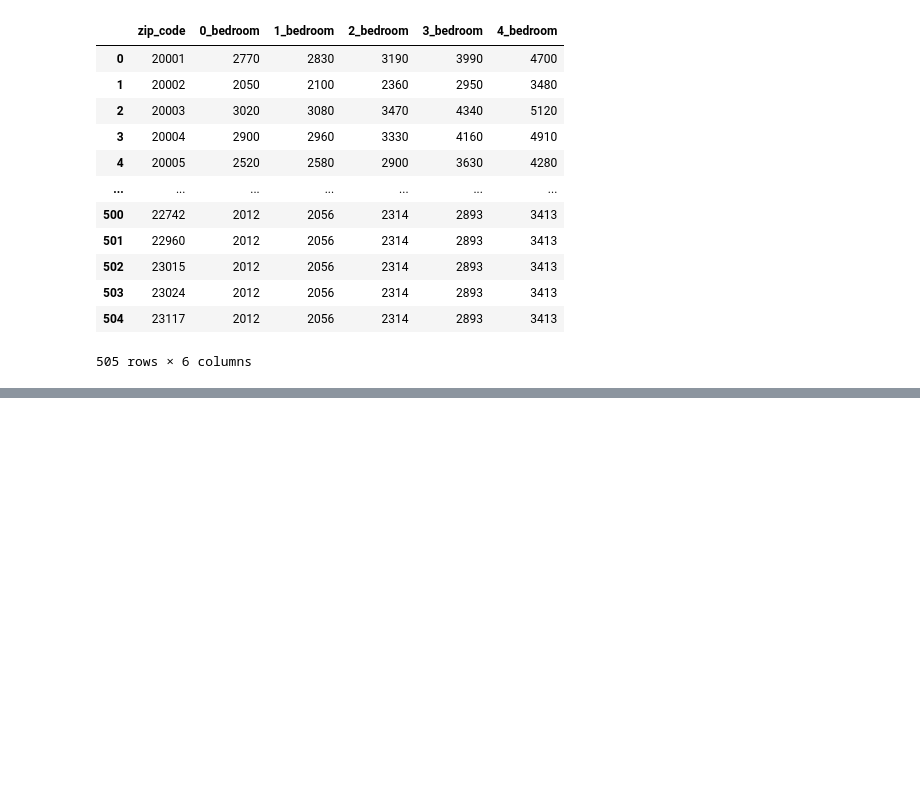
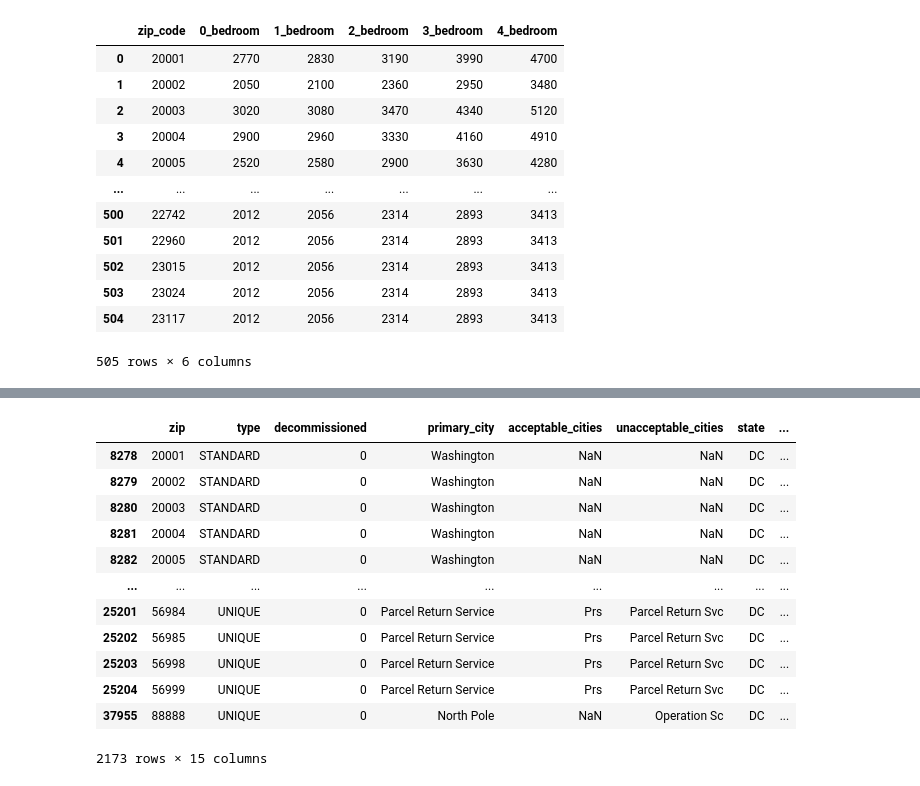
Before and after one commit to aadia1234/CMSC320-Final-Project, a Jupyter notebook: clean_data.ipynb, the cells around one changed output, grey strips where cells are left out. Drawn from its saved outputs; the diff is of its cells as text; code cells hidden in the pictures; blank space fills up the shorter version.

```diff
--- a/clean_data.ipynb
+++ b/clean_data.ipynb
@@ -139,0 +185,18 @@ for df in dfs:
+# %%
+zip_codes = pd.read_csv('data/zip_code_database.csv')
+zip_codes = zip_codes[zip_codes['state'].isin(['MD', 'VA', 'DC'])]
+zip_codes
+# %% [output]
+|  | zip | type | decommissioned | primary_city | acceptable_cities | unacceptable_cities | state | ... |
+| 8278 | 20001 | STANDARD | 0 | Washington | NaN | NaN | DC | ... |
+| 8279 | 20002 | STANDARD | 0 | Washington | NaN | NaN | DC | ... |
+| 8280 | 20003 | STANDARD | 0 | Washington | NaN | NaN | DC | ... |
+| 8281 | 20004 | STANDARD | 0 | Washington | NaN | NaN | DC | ... |
+| 8282 | 20005 | STANDARD | 0 | Washington | NaN | NaN | DC | ... |
+| ... | ... | ... | ... | ... | ... | ... | ... | ... |
+| 25201 | 56984 | UNIQUE | 0 | Parcel Return Service | Prs | Parcel Return Svc | DC | ... |
+| 25202 | 56985 | UNIQUE | 0 | Parcel Return Service | Prs | Parcel Return Svc | DC | ... |
+| 25203 | 56998 | UNIQUE | 0 | Parcel Return Service | Prs | Parcel Return Svc | DC | ... |
+| 25204 | 56999 | UNIQUE | 0 | Parcel Return Service | Prs | Parcel Return Svc | DC | ... |
+| 37955 | 88888 | UNIQUE | 0 | North Pole | NaN | Operation Sc | DC | ... |
+2173 rows × 15 columns
```
Also changed, not shown: parts of 4 cells of this notebook, 2 other files.
